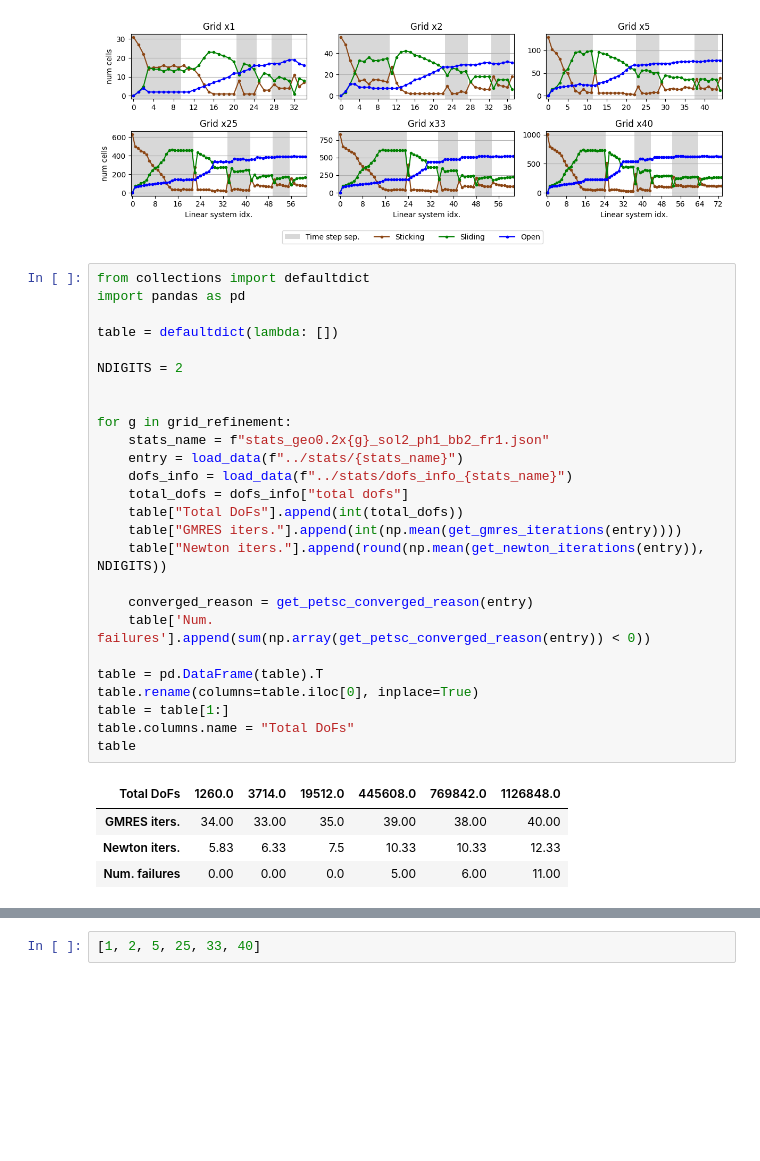
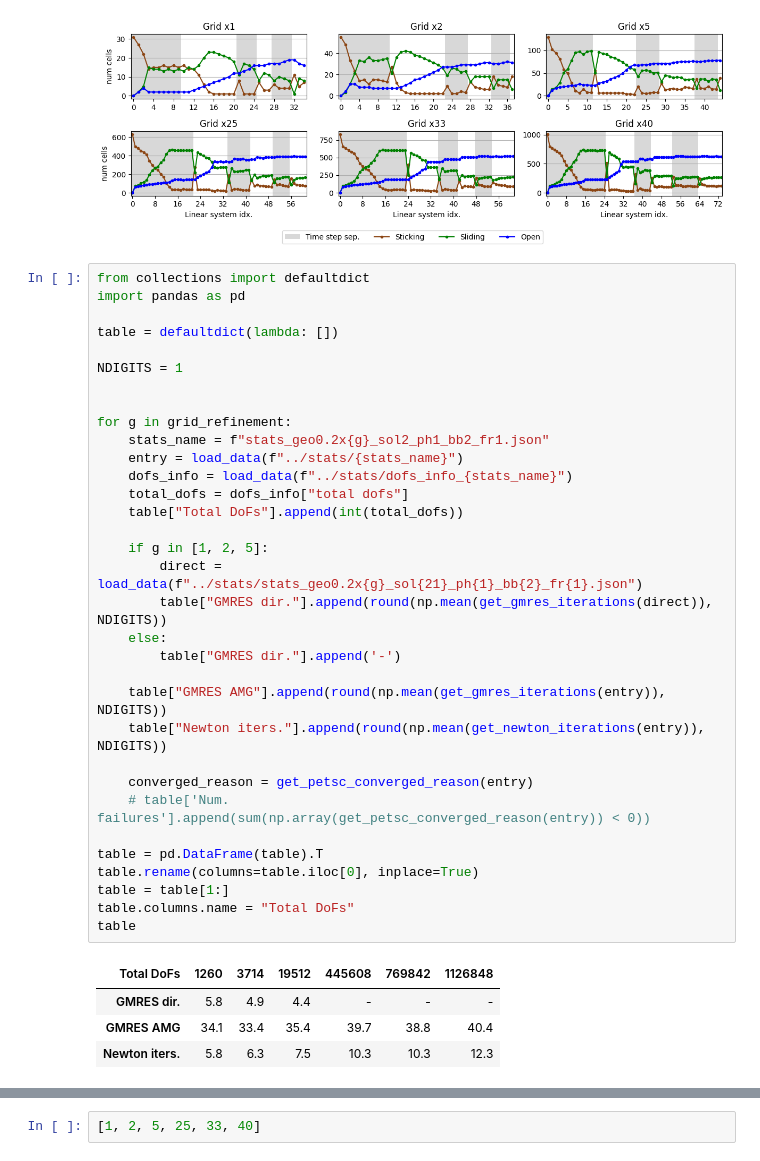
Before and after one commit to pmgbergen/FTHM-Solver, a Jupyter notebook: experiments/experiment_mandel_2_results.ipynb, the cells around one changed output, grey strips where cells are left out. Saved outputs shown, nothing was run; the diff lists cells and outputs as text; blank space fills up the shorter version.

```diff
--- a/experiments/experiment_mandel_2_results.ipynb
+++ b/experiments/experiment_mandel_2_results.ipynb
@@ -90,31 +90,38 @@ plot_grid(
 # %%
 from collections import defaultdict
 import pandas as pd
 
 table = defaultdict(lambda: [])
 
-NDIGITS = 2
+NDIGITS = 1
 
 
 for g in grid_refinement:
     stats_name = f"stats_geo0.2x{g}_sol2_ph1_bb2_fr1.json"
     entry = load_data(f"../stats/{stats_name}")
     dofs_info = load_data(f"../stats/dofs_info_{stats_name}")
     total_dofs = dofs_info["total dofs"]
     table["Total DoFs"].append(int(total_dofs))
-    table["GMRES iters."].append(int(np.mean(get_gmres_iterations(entry))))
+
+    if g in [1, 2, 5]:
+        direct = load_data(f"../stats/stats_geo0.2x{g}_sol{21}_ph{1}_bb{2}_fr{1}.json")
+        table["GMRES dir."].append(round(np.mean(get_gmres_iterations(direct)), NDIGITS))
+    else:
+        table["GMRES dir."].append('-')
+
+    table["GMRES AMG"].append(round(np.mean(get_gmres_iterations(entry)), NDIGITS))
     table["Newton iters."].append(round(np.mean(get_newton_iterations(entry)), NDIGITS))
 
     converged_reason = get_petsc_converged_reason(entry)
-    table['Num. failures'].append(sum(np.array(get_petsc_converged_reason(entry)) < 0))
+    # table['Num. failures'].append(sum(np.array(get_petsc_converged_reason(entry)) < 0))
 
 table = pd.DataFrame(table).T
 table.rename(columns=table.iloc[0], inplace=True)
 table = table[1:]
 table.columns.name = "Total DoFs"
 table
 # %% [output]
-| Total DoFs | 1260.0 | 3714.0 | 19512.0 | 445608.0 | 769842.0 | 1126848.0 |
-| GMRES iters. | 34.00 | 33.00 | 35.0 | 39.00 | 38.00 | 40.00 |
-| Newton iters. | 5.83 | 6.33 | 7.5 | 10.33 | 10.33 | 12.33 |
-| Num. failures | 0.00 | 0.00 | 0.0 | 5.00 | 6.00 | 11.00 |
+| Total DoFs | 1260 | 3714 | 19512 | 445608 | 769842 | 1126848 |
+| GMRES dir. | 5.8 | 4.9 | 4.4 | - | - | - |
+| GMRES AMG | 34.1 | 33.4 | 35.4 | 39.7 | 38.8 | 40.4 |
+| Newton iters. | 5.8 | 6.3 | 7.5 | 10.3 | 10.3 | 12.3 |
```
Also changed, not shown: parts of 5 cells of this notebook, 5 other files.
